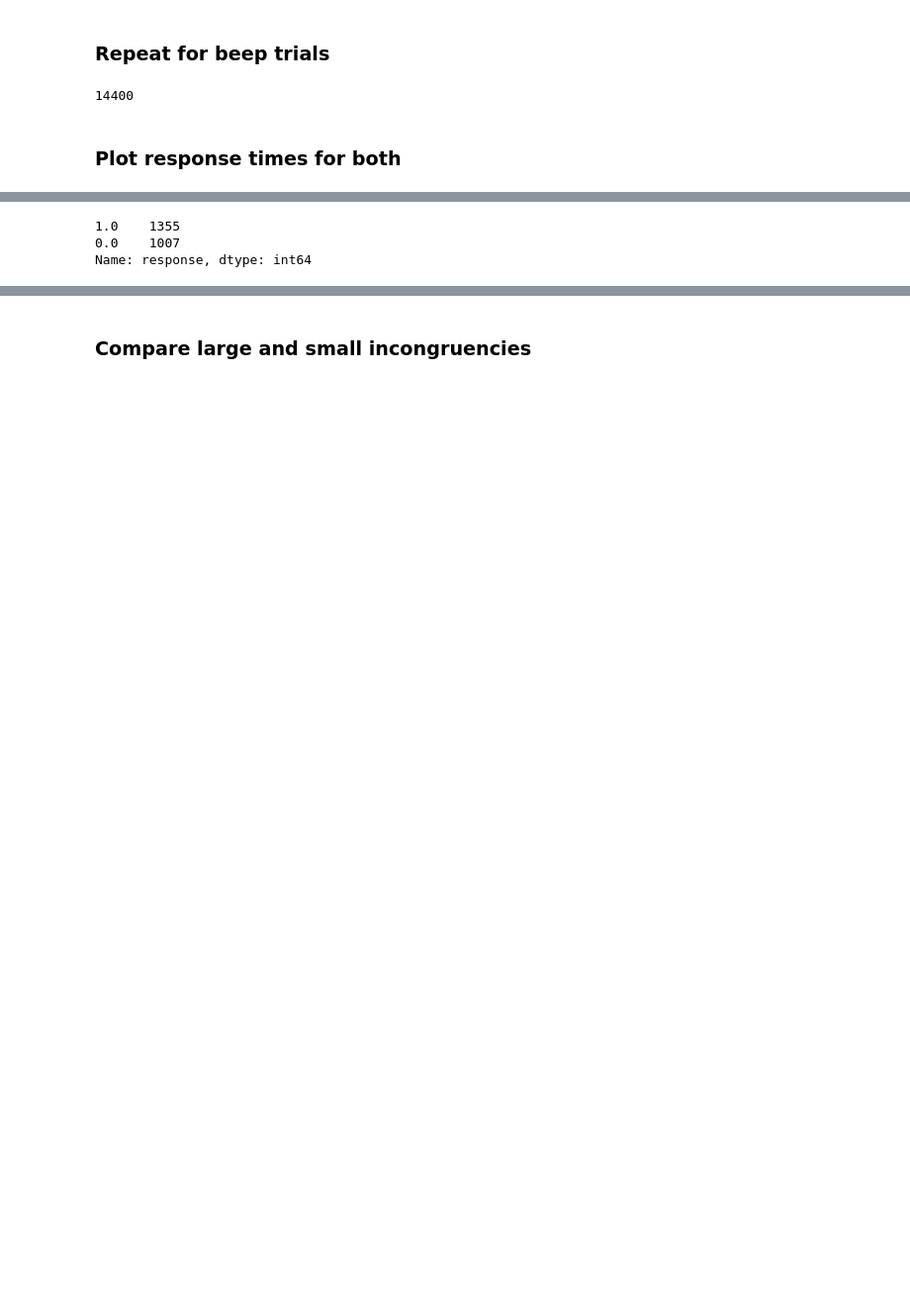
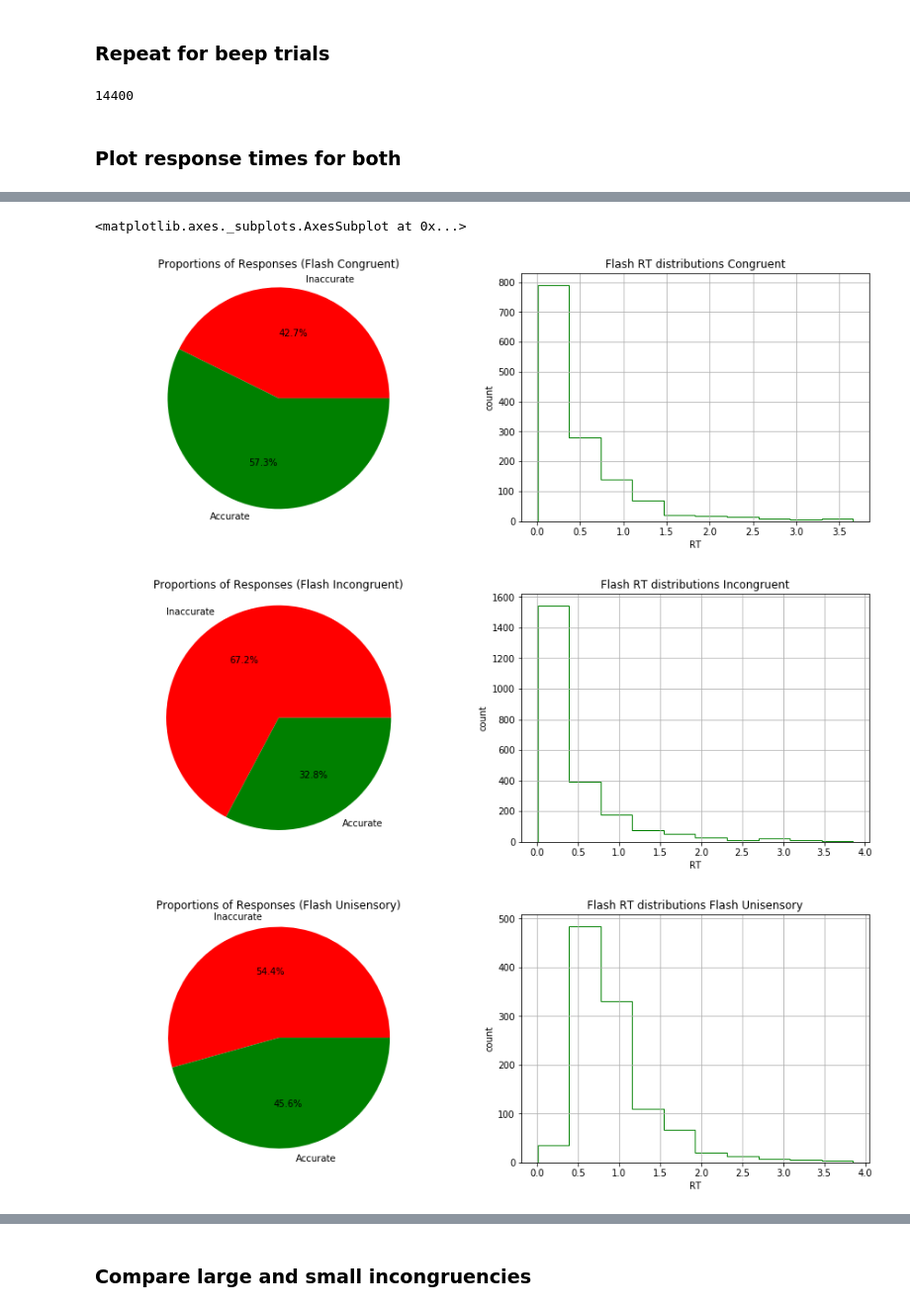
Before and after one commit to chauedwin/NumerosityHDDM, a Jupyter notebook: NumerosityHDDM.ipynb, the cells around one changed output, grey strips where cells are left out. Shown: that part at 99% size. Cells and saved outputs as stored; diff of their text form; code cells hidden in the pictures; blank space fills up the shorter version.

```diff
--- a/NumerosityHDDM.ipynb
+++ b/NumerosityHDDM.ipynb
@@ -89,8 +99,8 @@ for i in np.arange(0, len(respf)):
     arr = mat['resptime']
     resptimes = np.append(resptimes, arr)
 resptimes = resptimes[1:]
-print(len(resptimes))
+#print(len(resptimes))
 
 trialsf = pd.DataFrame(np.insert(trialsf, 1, resptimes, axis = 1),
-                        columns=['Subj_id', 'rt', 'response', 'flashpres', 'beeppres', 'flashrep', 'beeprep'])
+                        columns=['Subj_id', 'rt', 'responsef', 'responseb', 'flashpres', 'beeppres', 'flashresp', 'beepresp'])
 #trialsf = np.insert(trialsf, 1, resptimes, axis = 1)
@@ -99,3 +109,6 @@ trialsf = pd.DataFrame(np.insert(trialsf, 1, resptimes, axis = 1),
+# %%
+trialsfsd = trialsf['rt'].std()
+trialsf = trialsf.loc[(trialsf['rt'] <= trialsfsd*3) & (trialsf['rt'] > 0)]
 # %% [markdown]
 ### Further subset into congruent, incongruent, and unimodal rows
 # %%
@@ -104,15 +117,8 @@ congf = trialsf.loc[trialsf['flashpres'] == trialsf['beeppres']]
 incongf = trialsf.loc[(trialsf['flashpres'] != trialsf['beeppres']) & (trialsf['flashpres'] != 0) & (trialsf['beeppres'] != 0)]
 
 unif = trialsf.loc[(trialsf['flashpres'] != 0) & (trialsf['beeppres'] == 0)]
+
+audiof = trialsf.loc[(trialsf['flashpres'] == 0) & (trialsf['beeppres'] != 0)]
-# %%
-congfsd = congf['rt'].std()
-congf = congf.loc[(congf['rt'] <= congfsd*3) & (congf['rt'] > 0)]
-
-incongfsd = incongf['rt'].std()
-incongf = incongf.loc[(incongf['rt'] <= incongfsd*3) & (incongf['rt'] > 0)]
-
-unifsd = unif['rt'].std()
-unif = unif.loc[(unif['rt'] <= unifsd*3) & (unif['rt'] > 0)]
 # %% [markdown]
 ##### The formatting for the data to be inputed is as follows:
 Column 1: Subject ID <br>
@@ -257,45 +270,63 @@ for i, subj_data in unib.groupby('Subj_id'):
 # %%
-print(congf['response'].value_counts())
-sizes = [congf['response'].value_counts()[0], congf['response'].value_counts()[1]]
+#print(congf['response'].value_counts())
+sizes = [congf['responsef'].value_counts()[0], congf['responsef'].value_counts()[1]]
 labels = ['Inaccurate', 'Accurate']
 
 fig = plt.figure(figsize=(15, 5))
 ax = fig.add_subplot(121, title='Proportions of Responses (Flash Congruent)')
-ax.pie(sizes, labels = labels, autopct='%1.1f%%')
+ax.pie(sizes, colors=["red", "green"], labels = labels, autopct='%1.1f%%')
 ax.axis('equal')
 
 ax = fig.add_subplot(122, xlabel='RT', ylabel='count', title='Flash RT distributions Congruent')
-for i, subj_data in congf.groupby('response'):
-    subj_data.rt.hist(bins=20, histtype='step', ax=ax)
-
+#for i, subj_data in congf.groupby('response'):
+#    subj_data.rt.hist(bins=20, histtype='step', ax=ax)
+congf.loc[congf['responsef'] == 1].rt.hist(histtype='step', edgecolor="green", ax = ax)
 
 #print(incongfdata['response'].value_counts())
-sizes = [incongf['response'].value_counts()[0], incongf['response'].value_counts()[1]]
+sizes = [incongf['responsef'].value_counts()[0], incongf['responsef'].value_counts()[1]]
 labels = ['Inaccurate', 'Accurate']
 
 fig2 = plt.figure(figsize=(15, 5))
 ax = fig2.add_subplot(121, title='Proportions of Responses (Flash Incongruent)')
-ax.pie(sizes, labels = labels, autopct='%1.1f%%')
+ax.pie(sizes, colors=["red", "green"], labels = labels, autopct='%1.1f%%')
 ax.axis('equal')
 
 ax = fig2.add_subplot(122, xlabel='RT', ylabel='count', title='Flash RT distributions Incongruent')
-for i, subj_data in incongf.groupby('response'):
-    subj_data.rt.hist(bins=20, histtype='step', ax=ax)
+#for i, subj_data in incongf.groupby('response'):
+#    subj_data.rt.hist(bins=20, histtype='step', edgecolor="green", ax=ax)
+incongf.loc[incongf['responsef'] == 1].rt.hist(histtype='step', edgecolor="green", ax = ax)
 
 
 #print(unifdata['response'].value_counts())
-sizes = [unif['response'].value_counts()[0], unif['response'].value_counts()[1]]
+sizes = [unif['responsef'].value_counts()[0], unif['responsef'].value_counts()[1]]
 labels = ['Inaccurate', 'Accurate']
 
 fig3 = plt.figure(figsize=(15, 5))
 ax = fig3.add_subplot(121, title='Proportions of Responses (Flash Unisensory)')
-ax.pie(sizes, labels = labels, autopct='%1.1f%%')
+ax.pie(sizes, colors=["red", "green"], labels = labels, autopct='%1.1f%%')
 ax.axis('equal')
 
-ax = fig3.add_subplot(122, xlabel='RT', ylabel='count', title='Flash RT distributions Unisensory')
-for i, subj_data in unif.groupby('response'):
-    subj_data.rt.hist(bins=20, histtype='step', ax=ax)
+ax = fig3.add_subplot(122, xlabel='RT', ylabel='count', title='Flash RT distributions Flash Unisensory')
+#for i, subj_data in unif.groupby('response'):
+#    subj_data.rt.hist(bins=20, histtype='step', edgecolor="green", ax=ax)
+unif.loc[unif['responsef'] == 1].rt.hist(histtype='step', edgecolor="green", ax = ax)
+
+
+# unisensory audio
+sizes = [audiof['responseb'].value_counts()[0], audiof['responseb'].value_counts()[1]]
+labels = ['Inaccurate', 'Accurate']
+
+fig4 = plt.figure(figsize=(15, 5))
+ax = fig4.add_subplot(121, title='Proportions of Responses (Flash Audio)')
+ax.pie(sizes, colors=["red", "green"], labels = labels, autopct='%1.1f%%')
+ax.axis('equal')
+
+ax = fig4.add_subplot(122, xlabel='RT', ylabel='count', title='Flash RT distributions Flash Audio')
+#for i, subj_data in audiof.groupby('responseb'):
+#    subj_data.rt.hist(bins=20, histtype='step', edgecolor="green", ax=ax)
+audiof.loc[audiof['responseb'] == 1].rt.hist(histtype='step', edgecolor="green", ax = ax)
 # %% [output]
-1.0    1355
-0.0    1007
-Name: response, dtype: int64
+<matplotlib.axes._subplots.AxesSubplot at 0x...>
+[figure, added]
+[figure, added]
+[figure, added]
```
Also changed, not shown: parts of 18 cells of this notebook.
